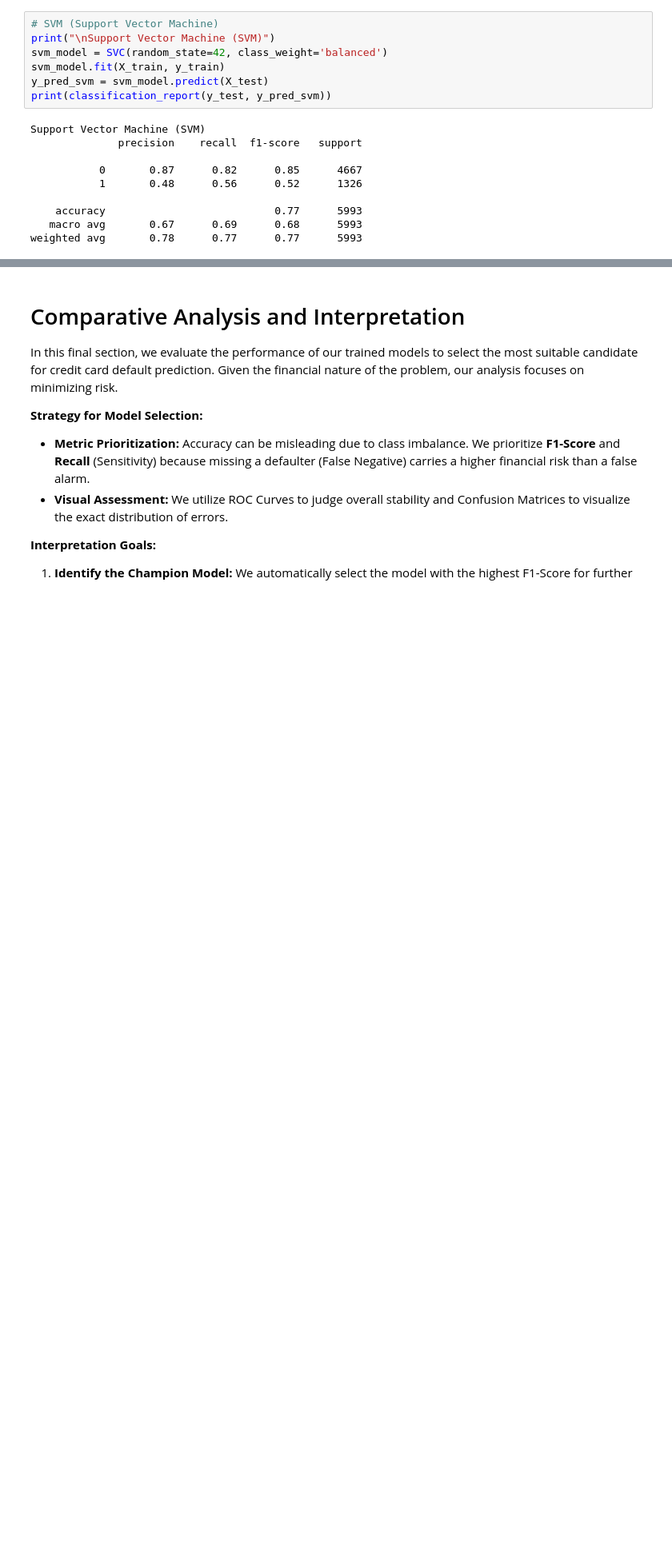
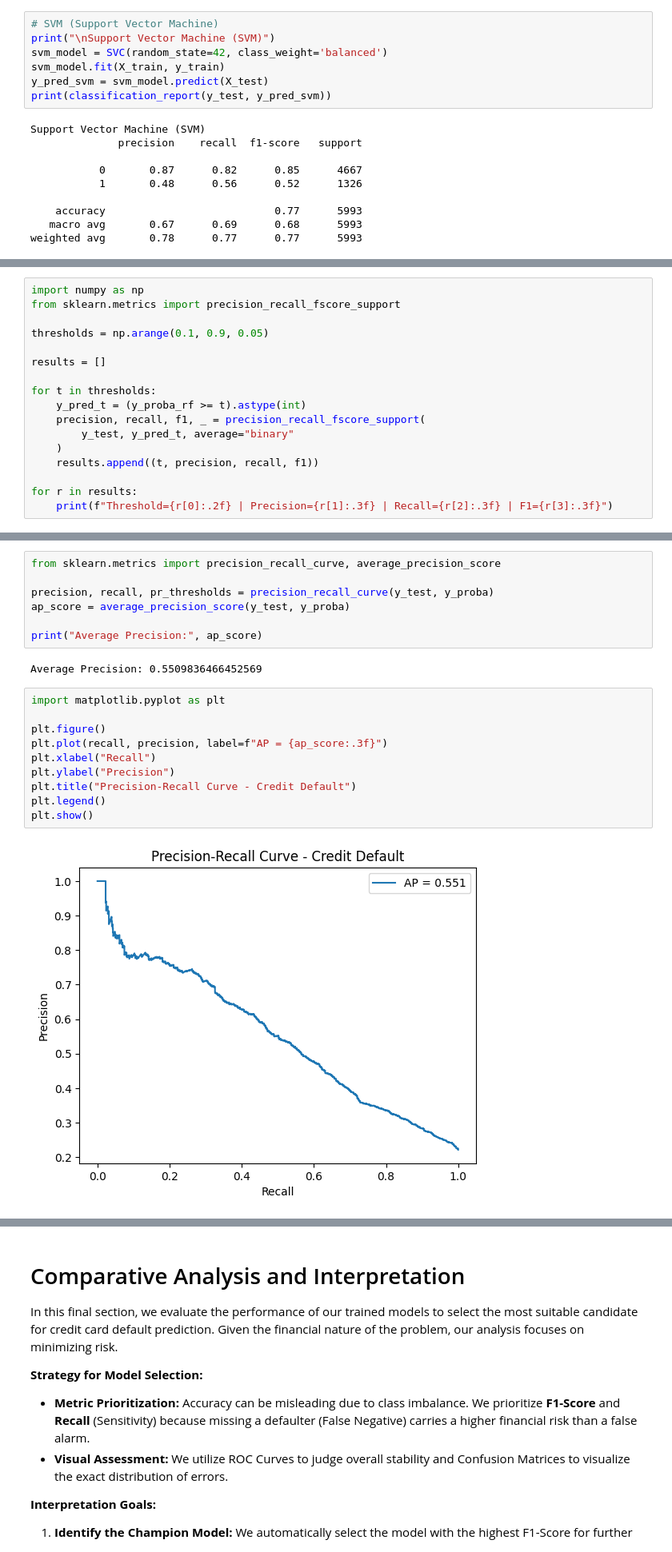
Before and after one commit to halimenurizmirli/Credit-Default-Prediction-ML, a Jupyter notebook: notebook.ipynb, the cells around one changed output, grey strips where cells are left out. Shown at 80% size. Cells and saved outputs as stored; diff of their text form; blank space fills up the shorter version.

```diff
--- a/notebook.ipynb
+++ b/notebook.ipynb
@@ -264,0 +400,17 @@ weighted avg       0.78      0.77      0.77      5993
+# %%
+import numpy as np
+from sklearn.metrics import precision_recall_fscore_support
+
+thresholds = np.arange(0.1, 0.9, 0.05)
+
+results = []
+
+for t in thresholds:
+    y_pred_t = (y_proba_rf >= t).astype(int)
+    precision, recall, f1, _ = precision_recall_fscore_support(
+        y_test, y_pred_t, average="binary"
+    )
+    results.append((t, precision, recall, f1))
+
+for r in results:
+    print(f"Threshold={r[0]:.2f} | Precision={r[1]:.3f} | Recall={r[2]:.3f} | F1={r[3]:.3f}")
@@ -264,0 +434,21 @@ weighted avg       0.78      0.77      0.77      5993
+# %%
+from sklearn.metrics import precision_recall_curve, average_precision_score
+
+precision, recall, pr_thresholds = precision_recall_curve(y_test, y_proba)
+ap_score = average_precision_score(y_test, y_proba)
+
+print("Average Precision:", ap_score)
+# %% [output]
+Average Precision: 0.5509836466452569
+# %%
+import matplotlib.pyplot as plt
+
+plt.figure()
+plt.plot(recall, precision, label=f"AP = {ap_score:.3f}")
+plt.xlabel("Recall")
+plt.ylabel("Precision")
+plt.title("Precision-Recall Curve - Credit Default")
+plt.legend()
+plt.show()
+# %% [output]
+[figure, added]
```
Also changed, not shown: parts of 24 cells of this notebook, 2 other files.
